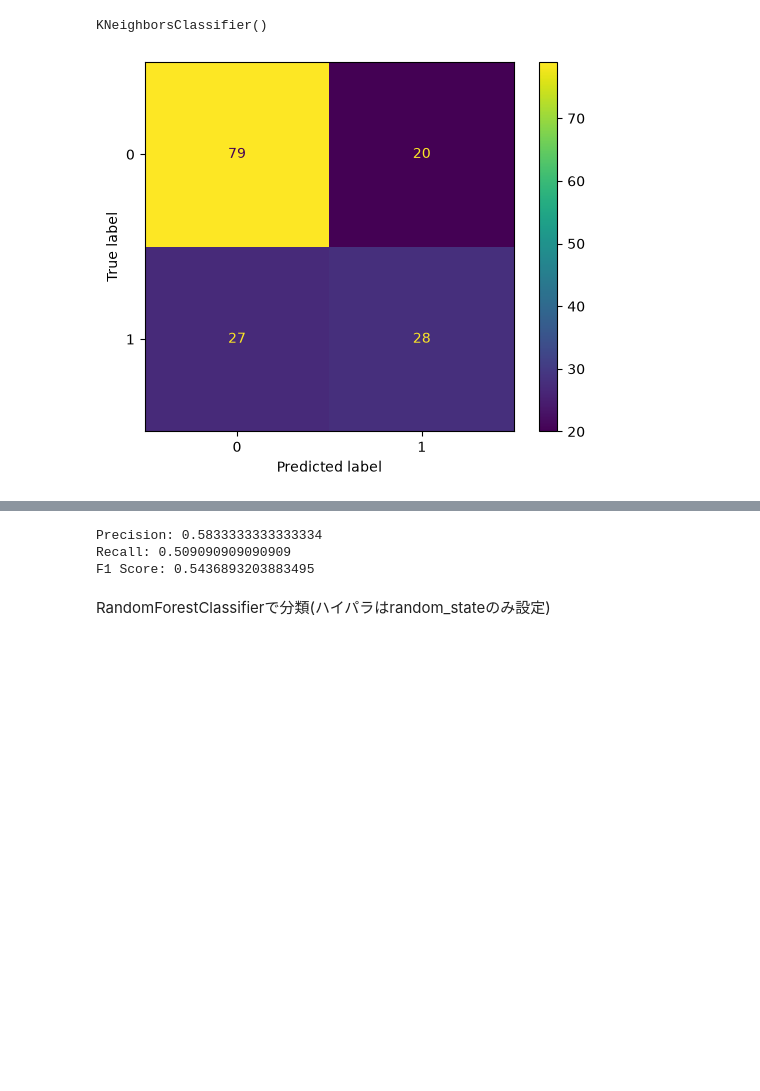
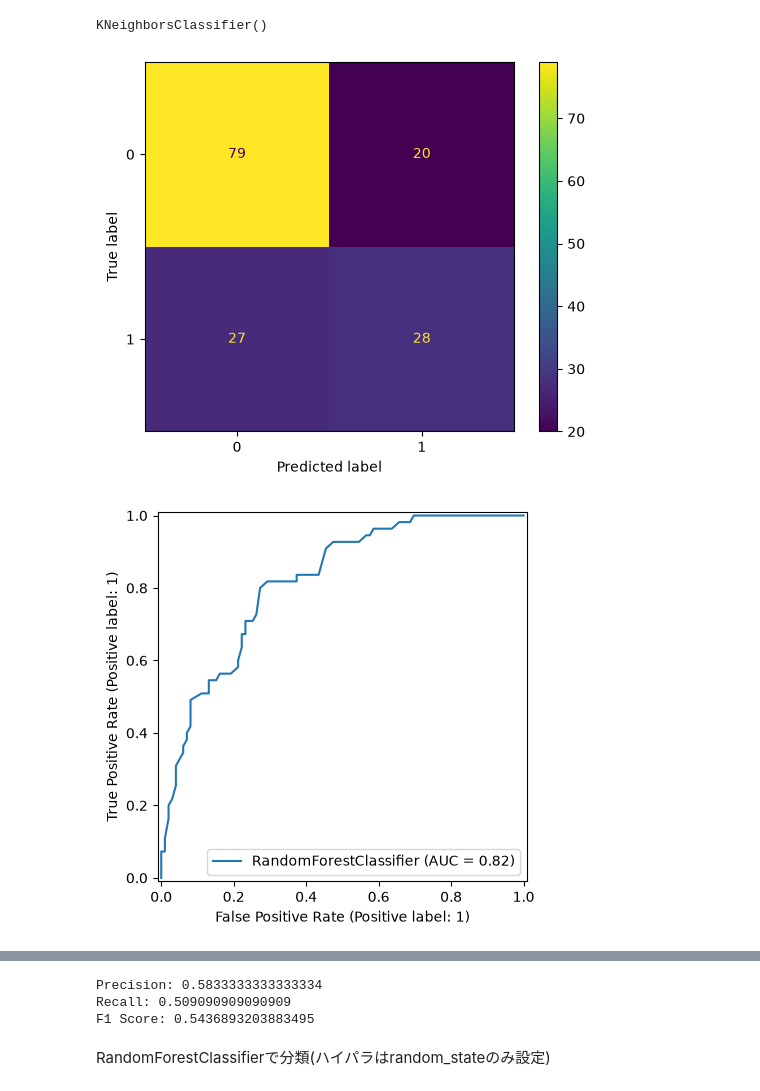
Before and after one commit to KantaHayashi0819/Diabetes-Classification, a Jupyter notebook: main.ipynb, the cells around one changed output, grey strips where cells are left out. Saved outputs shown, nothing was run; the diff lists cells and outputs as text; code cells hidden in the pictures; blank space fills up the shorter version.

Commit message:
add ROC curve and PR curve

```diff
--- a/main.ipynb
+++ b/main.ipynb
@@ -57,9 +57,12 @@ knn.fit(train_X, train_y)
 KNeighborsClassifier()
 # %%
 ConfusionMatrixDisplay.from_estimator(knn, test_X, test_y)
+RocCurveDisplay.from_estimator(rf, test_X, test_y)
+PrecisionRecallDisplay.from_estimator(rf, test_X, test_y)
 plt.show()
 print("Precision:", precision_score(test_y, knn.predict(test_X)))
 print("Recall:", recall_score(test_y, knn.predict(test_X)))
 print("F1 Score:", f1_score(test_y, knn.predict(test_X)))
 # %% [output]
 [figure]
+[figure, added]
```
Also changed, not shown: parts of 4 cells of this notebook.
